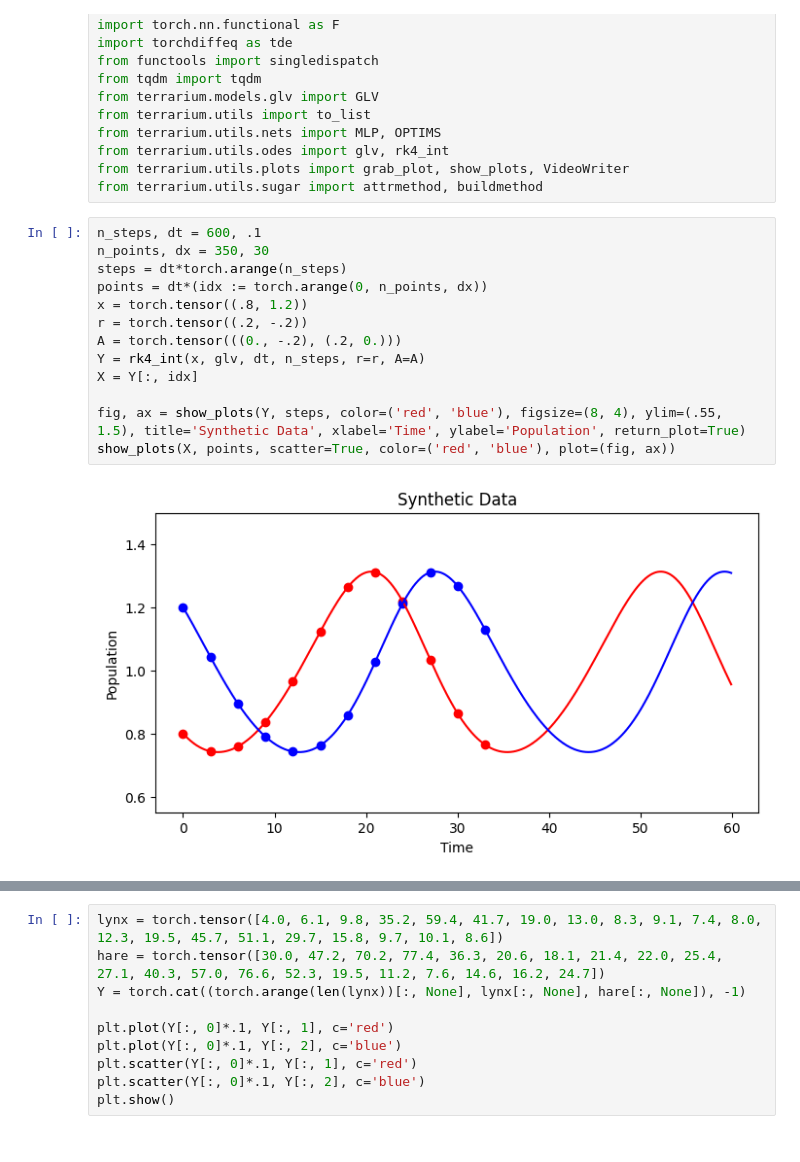
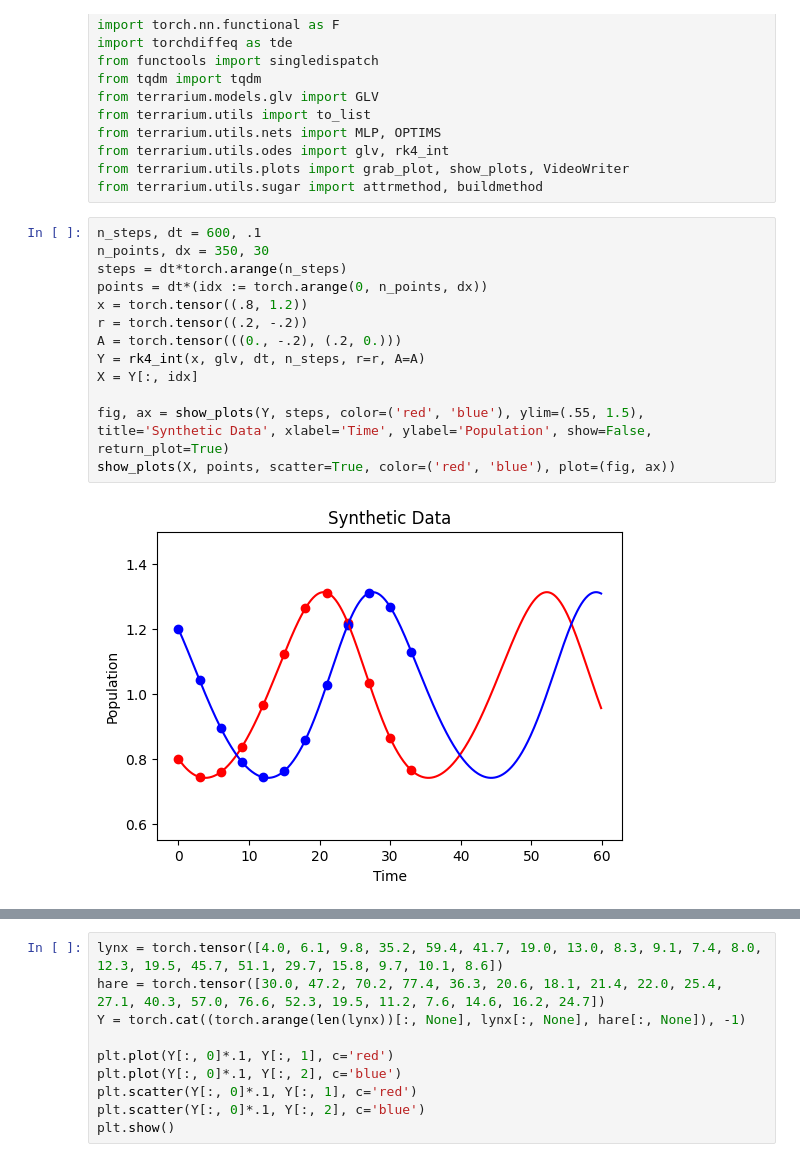
Before and after one commit to craigfouts/terrarium, a Jupyter notebook: notebooks/glvs.ipynb, the cells around one changed output, grey strips where cells are left out. Drawn from its saved outputs; the diff is of its cells as text.

```diff
--- a/notebooks/glvs.ipynb
+++ b/notebooks/glvs.ipynb
@@ -17,18 +17,18 @@ from terrarium.utils.sugar import attrmethod, buildmethod
 # %%
 n_steps, dt = 600, .1
 n_points, dx = 350, 30
 steps = dt*torch.arange(n_steps)
 points = dt*(idx := torch.arange(0, n_points, dx))
 x = torch.tensor((.8, 1.2))
 r = torch.tensor((.2, -.2))
 A = torch.tensor(((0., -.2), (.2, 0.)))
 Y = rk4_int(x, glv, dt, n_steps, r=r, A=A)
 X = Y[:, idx]
 
-fig, ax = show_plots(Y, steps, color=('red', 'blue'), figsize=(8, 4), ylim=(.55, 1.5), title='Synthetic Data', xlabel='Time', ylabel='Population', return_plot=True)
+fig, ax = show_plots(Y, steps, color=('red', 'blue'), ylim=(.55, 1.5), title='Synthetic Data', xlabel='Time', ylabel='Population', show=False, return_plot=True)
 show_plots(X, points, scatter=True, color=('red', 'blue'), plot=(fig, ax))
 # %% [output]
-[figure, old version]
+[figure, new version]
 # %%
 data = torch.cat((idx[None], X)).T
 (model := GLV()).fit(data, x)
```
Also changed, not shown: parts of 4 cells of this notebook, 4 other files.
